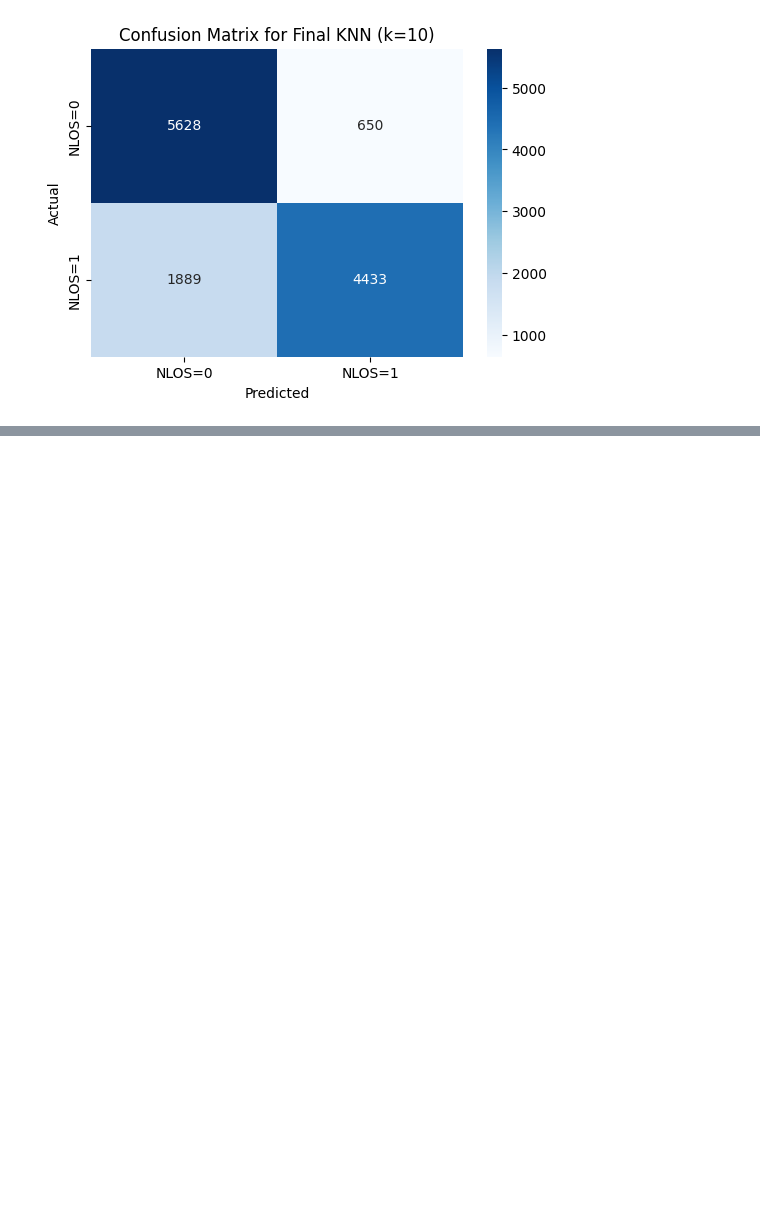
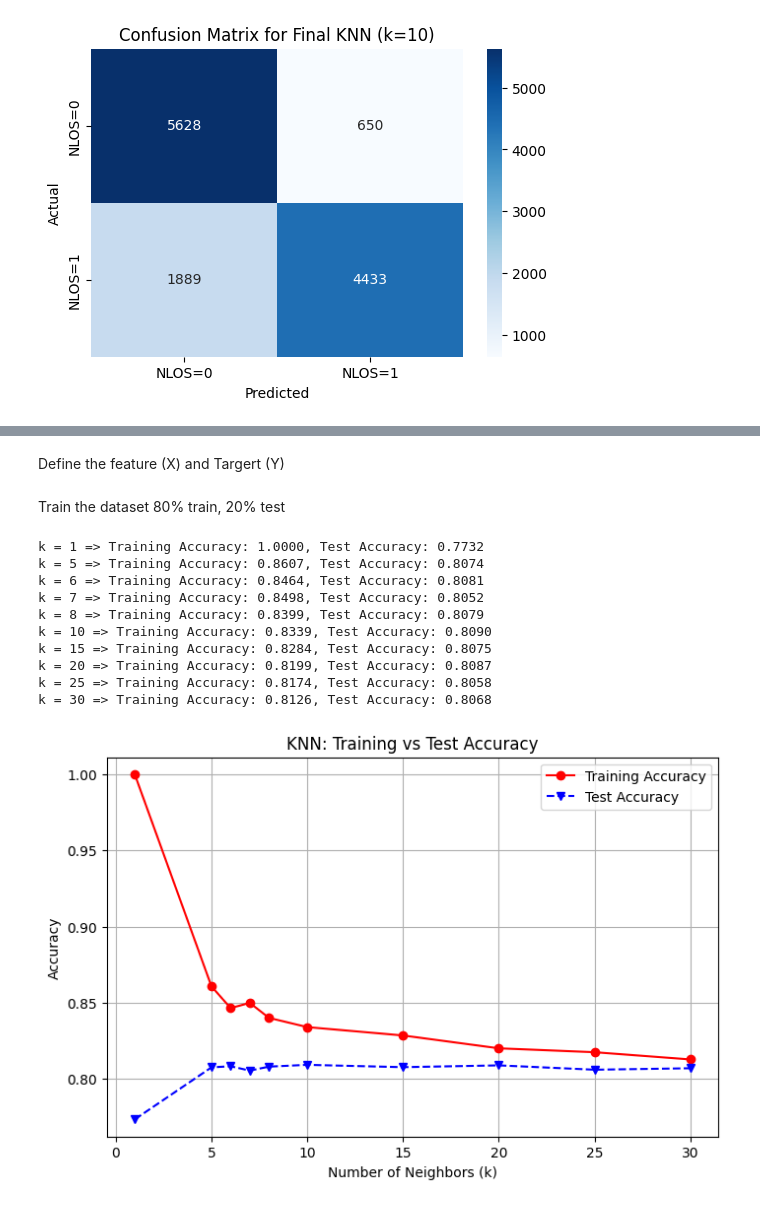
Before and after one commit to jaywmz/UWB-LOS-NLOS-Data-Analytics, a Jupyter notebook: models/NLOS_classfier_mining_knn.ipynb, the cells around one changed output, grey strips where cells are left out. Cells and saved outputs as stored; diff of their text form; code cells hidden in the pictures; blank space fills up the shorter version.

```diff
--- a/models/NLOS_classfier_mining_knn.ipynb
+++ b/models/NLOS_classfier_mining_knn.ipynb
@@ -218,0 +250,6 @@ Confusion Matrix:
+# %%
+# Suppose your DataFrame is named df
+df = df.drop(columns=['RANGE', 'FP_IDX','FP_AMP2'])
+print("Columns in df after dropping:", df.columns.tolist())
+print("\nPreview of DataFrame after dropping columns:")
+print(df.head())
@@ -218,0 +266,48 @@ Confusion Matrix:
+# %% [markdown]
+Define the feature (X) and Targert (Y)
+# %%
+X = df.drop(columns=["NLOS"])
+y = df["NLOS"]
+# %% [markdown]
+Train the dataset 80% train, 20% test
+# %%
+X_train, X_test, y_train, y_test = train_test_split(X, y, test_size=0.2, random_state=111)
+# %%
+from sklearn.neighbors import KNeighborsClassifier
+from sklearn.metrics import accuracy_score
+import matplotlib.pyplot as plt
+
+numNeighbors = [1, 5, 6, 7, 8, 10, 15, 20, 25, 30]
+trainAcc = []
+testAcc = []
+
+for k in numNeighbors:
+    clf1 = KNeighborsClassifier(n_neighbors=k, metric='minkowski', p=2)
+    clf1.fit(X_train, y_train)
+    y_predTrain = clf1.predict(X_train)
+    y_predTest = clf1.predict(X_test)
+    trainAcc.append(accuracy_score(y_train, y_predTrain))
+    testAcc.append(accuracy_score(y_test, y_predTest))
+    print(f"k = {k} => Training Accuracy: {accuracy_score(y_train, y_predTrain):.4f}, Test Accuracy: {accuracy_score(y_test, y_predTest):.4f}")
+
+plt.figure(figsize=(8,5))
+plt.plot(numNeighbors, trainAcc, 'ro-', label='Training Accuracy')
+plt.plot(numNeighbors, testAcc, 'bv--', label='Test Accuracy')
+plt.xlabel('Number of Neighbors (k)')
+plt.ylabel('Accuracy')
+plt.title('KNN: Training vs Test Accuracy')
+plt.legend()
+plt.grid(True)
+plt.show()
+# %% [output]
+k = 1 => Training Accuracy: 1.0000, Test Accuracy: 0.7732
+k = 5 => Training Accuracy: 0.8607, Test Accuracy: 0.8074
+k = 6 => Training Accuracy: 0.8464, Test Accuracy: 0.8081
+k = 7 => Training Accuracy: 0.8498, Test Accuracy: 0.8052
+k = 8 => Training Accuracy: 0.8399, Test Accuracy: 0.8079
+k = 10 => Training Accuracy: 0.8339, Test Accuracy: 0.8090
+k = 15 => Training Accuracy: 0.8284, Test Accuracy: 0.8075
+k = 20 => Training Accuracy: 0.8199, Test Accuracy: 0.8087
+k = 25 => Training Accuracy: 0.8174, Test Accuracy: 0.8058
+k = 30 => Training Accuracy: 0.8126, Test Accuracy: 0.8068
+[figure, added]
```
Also changed, not shown: parts of 13 cells of this notebook, 1 other file.
